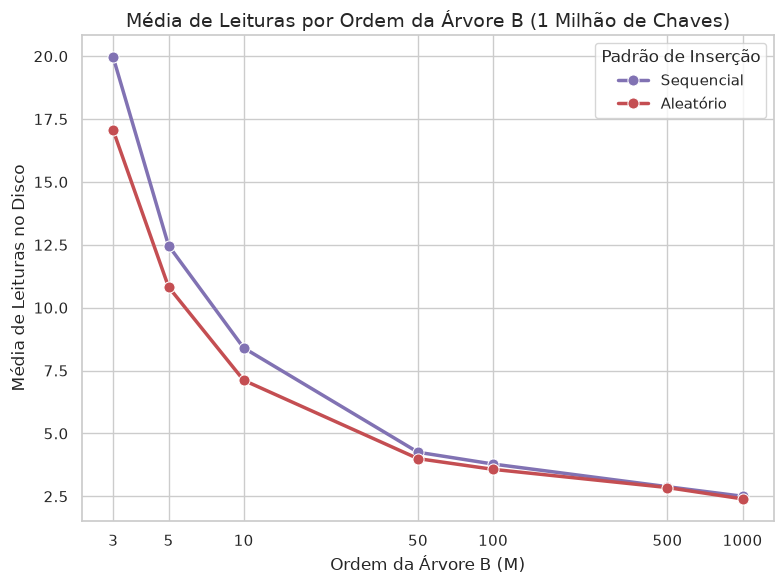
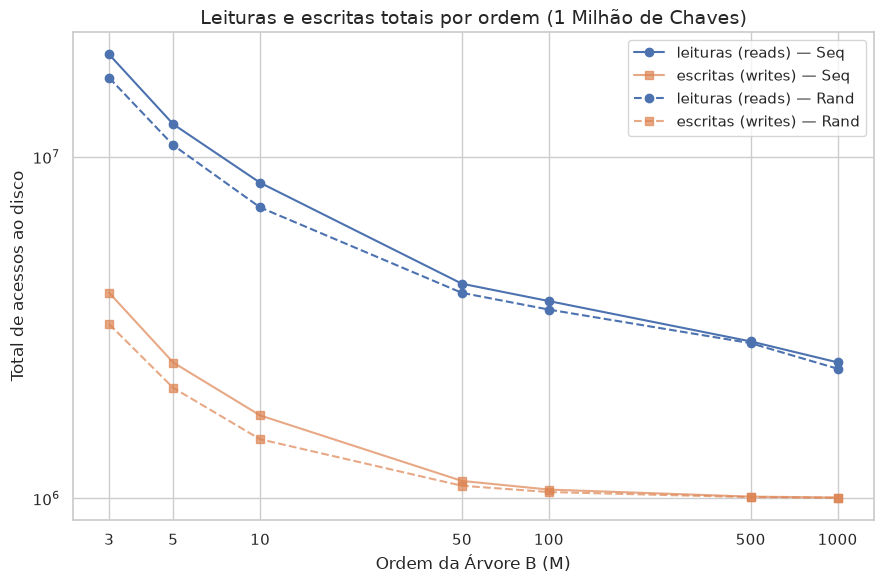
Unified diff of the notebook cell whose output changed from the first chart to the second:
--- before
+++ after
@@ -1,19 +1,19 @@
 df_teoria_1m = df_base[df_base['numKeys'] == 1000000].copy()
 
-plt.figure(figsize=(8, 6))
+plt.figure(figsize=(9, 6))
+for tipo, ls in [('Seq', '-'), ('Rand', '--')]:
+    d = df_teoria_1m[df_teoria_1m['tipo'] == tipo].sort_values('M')
+    plt.plot(d['M'], d['reads'], marker='o', ls=ls, color=colors[0],
+             label=f'leituras (reads) — {tipo}')
+    plt.plot(d['M'], d['writes'], marker='s', ls=ls, color=colors[1],
+             alpha=0.7, label=f'escritas (writes) — {tipo}')
 
-sns.lineplot(data=df_teoria_1m, x='M', y='avg_reads', hue='tipo', 
-             marker='o', linewidth=2.5, markersize=8, palette=tipo_pallete)
-
-plt.title('Média de Leituras por Ordem da Árvore B (1 Milhão de Chaves)', fontsize=14)
+plt.title('Leituras e escritas totais por ordem (1 Milhão de Chaves)', fontsize=14)
 plt.xlabel('Ordem da Árvore B (M)', fontsize=12)
-plt.ylabel('Média de Leituras no Disco', fontsize=12)
-
+plt.ylabel('Total de acessos ao disco', fontsize=12)
 plt.xscale('log')
+plt.yscale('log')
 plt.xticks(df_teoria_1m['M'].unique(), df_teoria_1m['M'].unique())
-leg = plt.legend(title='Padrão de Inserção')
-leg.get_texts()[0].set_text('Sequencial')
-leg.get_texts()[1].set_text('Aleatório')
-
+plt.legend()
 plt.tight_layout()
 plt.show()

Commit: Finalizado slides